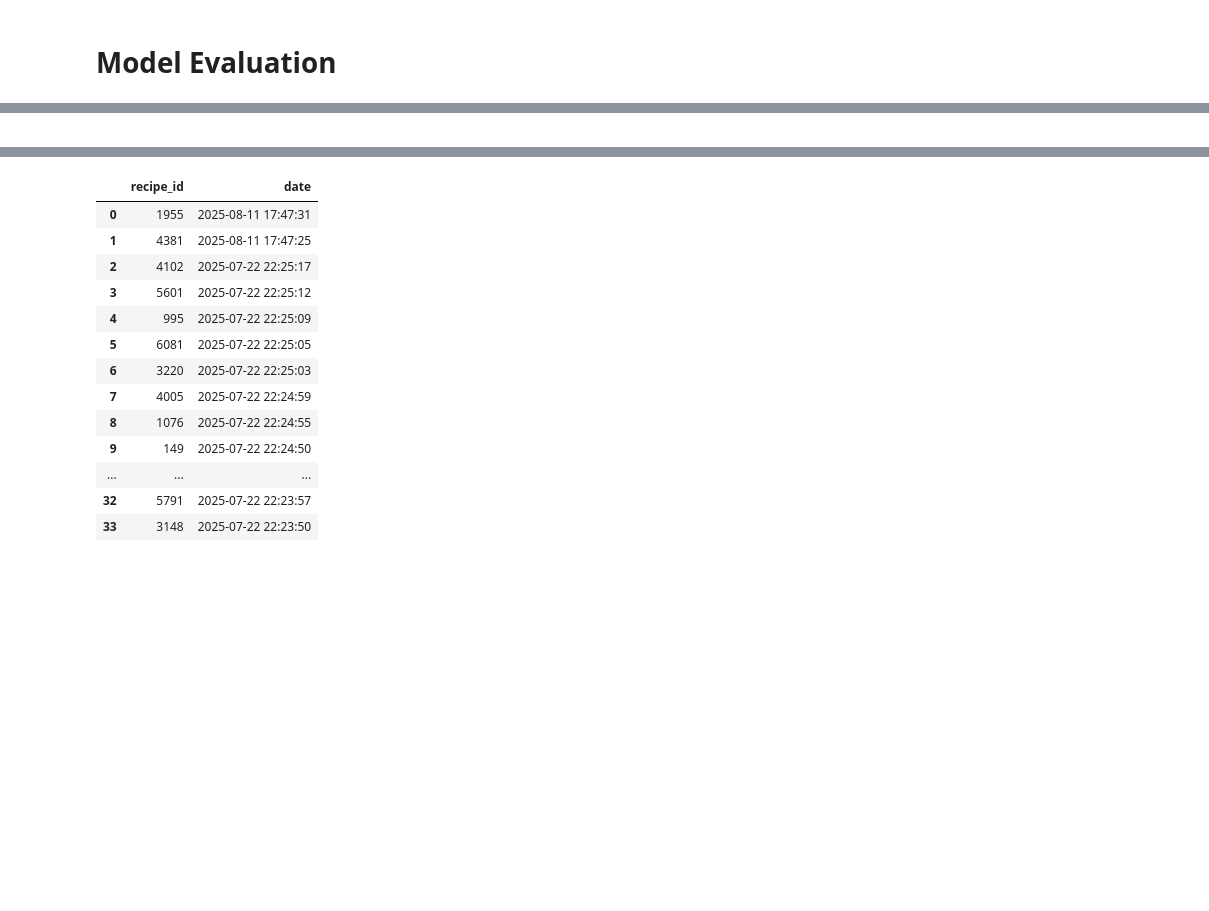
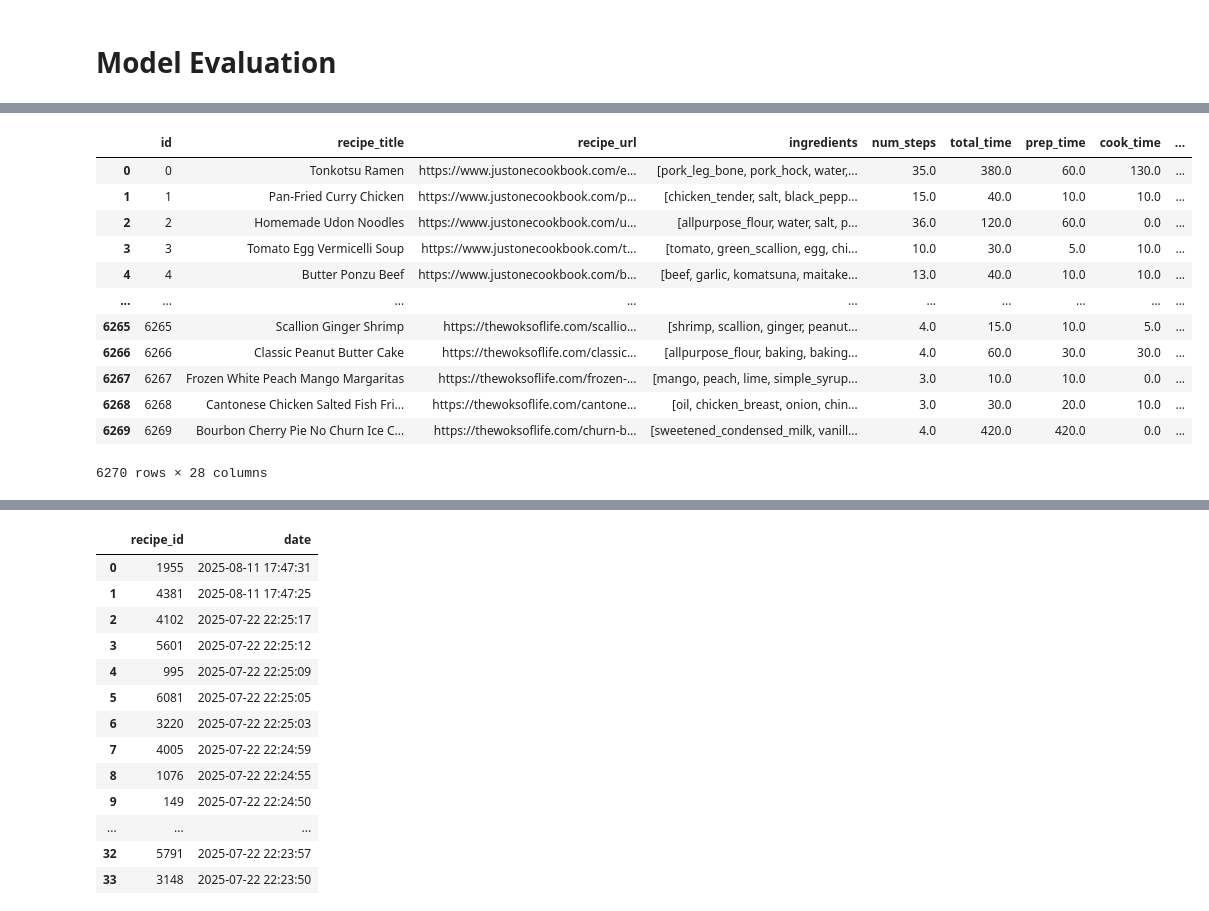
Before and after one commit to alfredmastan/food-recommendation, a Jupyter notebook: notebooks/model_evaluation.ipynb, the cells around one changed output, grey strips where cells are left out. Saved outputs shown, nothing was run; the diff lists cells and outputs as text; code cells hidden in the pictures; blank space fills up the shorter version.

```diff
--- a/notebooks/model_evaluation.ipynb
+++ b/notebooks/model_evaluation.ipynb
@@ -22,3 +21,12 @@ warnings.filterwarnings("ignore")
+# %%
+import yaml
+
+def load_params():
+    with open("../params.yaml") as f:
+        params = yaml.safe_load(f)
+    return params
+
+params = load_params()
 # %%
 def connect_database():
     """Connect to the DynamoDB database."""
@@ -36,3 +44,5 @@ user_item = table.get_item(Key={"user_id": int(user_id)})["Item"]
 
 liked_idx = list(map(int, user_item["liked_idx"].keys()))
 disliked_idx = list(map(int, user_item["disliked_idx"].keys()))
+
+data = pd.read_pickle(params["model_pipeline"]["recipe_path"])
@@ -94,2 +48,0 @@ with mlflow.start_run():
-# %% [markdown]
-<!-- ### Validation -->
@@ -97,0 +49,16 @@ model = mlflow.pyfunc.load_model(model_info._model_uri)
+# %%
+data
+# %% [output]
+|  | id | recipe_title | recipe_url | ingredients | num_steps | total_time | prep_time | cook_time | ... |
+| 0 | 0 | Tonkotsu Ramen | https://www.justonecookbook.com/e... | [pork_leg_bone, pork_hock, water,... | 35.0 | 380.0 | 60.0 | 130.0 | ... |
+| 1 | 1 | Pan-Fried Curry Chicken | https://www.justonecookbook.com/p... | [chicken_tender, salt, black_pepp... | 15.0 | 40.0 | 10.0 | 10.0 | ... |
+| 2 | 2 | Homemade Udon Noodles | https://www.justonecookbook.com/u... | [allpurpose_flour, water, salt, p... | 36.0 | 120.0 | 60.0 | 0.0 | ... |
+| 3 | 3 | Tomato Egg Vermicelli Soup | https://www.justonecookbook.com/t... | [tomato, green_scallion, egg, chi... | 10.0 | 30.0 | 5.0 | 10.0 | ... |
+| 4 | 4 | Butter Ponzu Beef | https://www.justonecookbook.com/b... | [beef, garlic, komatsuna, maitake... | 13.0 | 40.0 | 10.0 | 10.0 | ... |
+| ... | ... | ... | ... | ... | ... | ... | ... | ... | ... |
+| 6265 | 6265 | Scallion Ginger Shrimp | https://thewoksoflife.com/scallio... | [shrimp, scallion, ginger, peanut... | 4.0 | 15.0 | 10.0 | 5.0 | ... |
+| 6266 | 6266 | Classic Peanut Butter Cake | https://thewoksoflife.com/classic... | [allpurpose_flour, baking, baking... | 4.0 | 60.0 | 30.0 | 30.0 | ... |
+| 6267 | 6267 | Frozen White Peach Mango Margaritas | https://thewoksoflife.com/frozen-... | [mango, peach, lime, simple_syrup... | 3.0 | 10.0 | 10.0 | 0.0 | ... |
+| 6268 | 6268 | Cantonese Chicken Salted Fish Fri... | https://thewoksoflife.com/cantone... | [oil, chicken_breast, onion, chin... | 3.0 | 30.0 | 20.0 | 10.0 | ... |
+| 6269 | 6269 | Bourbon Cherry Pie No Churn Ice C... | https://thewoksoflife.com/churn-b... | [sweetened_condensed_milk, vanill... | 4.0 | 420.0 | 420.0 | 0.0 | ... |
+6270 rows × 28 columns
```
Also changed, not shown: parts of 6 cells of this notebook, 3 other files.
